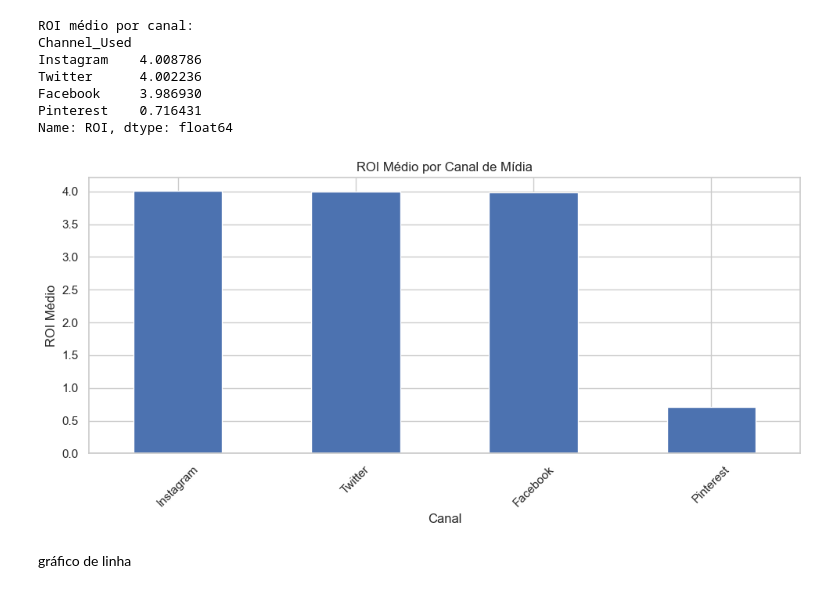
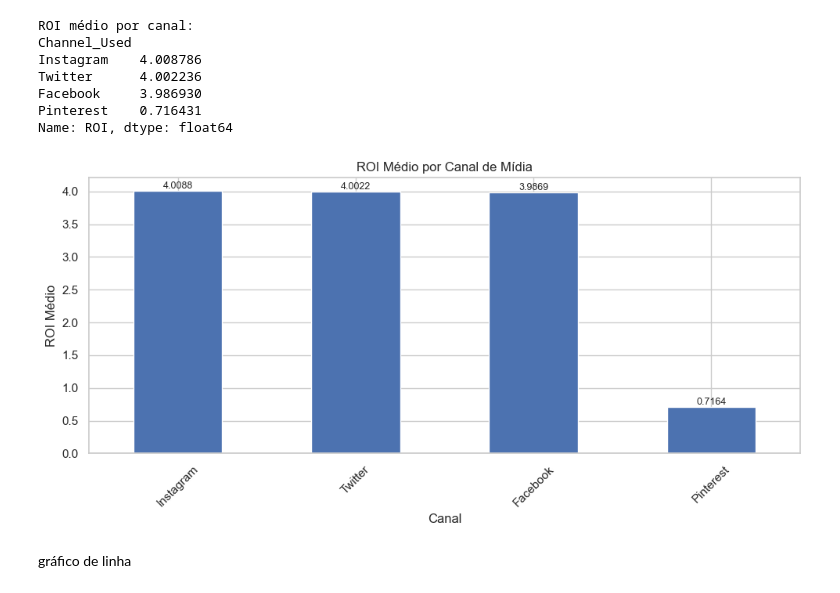
Before and after one commit to Draky-Rollgard/Consumo_propagandas, a Jupyter notebook: notebooks/Graficos.ipynb, the cells around one changed output. Saved outputs shown, nothing was run; the diff lists cells and outputs as text; code cells hidden in the pictures.

```diff
--- a/notebooks/Graficos.ipynb
+++ b/notebooks/Graficos.ipynb
@@ -110,17 +110,28 @@ Twitter      4.002236
 Facebook     3.986930
 Pinterest    0.716431
 Name: ROI, dtype: float64
-# %%
-plt.figure(figsize=(10,5))
-Canal_roi.plot(kind='bar')
-plt.title("ROI Médio por Canal de Mídia")
-plt.xlabel("Canal")
-plt.ylabel("ROI Médio")
-plt.xticks(rotation=45)
-plt.tight_layout()
-plt.show()
-# %% [output]
-[figure, removed]
+# %%
+plt.figure(figsize=(10,5))
+ax = Canal_roi.plot(kind='bar')
+
+plt.title("ROI Médio por Canal de Mídia")
+plt.xlabel("Canal")
+plt.ylabel("ROI Médio")
+plt.xticks(rotation=45)
+
+for p in ax.patches:
+    height = p.get_height()
+    ax.annotate(
+        f"{height:.4f}",
+        (p.get_x() + p.get_width() / 2, height),
+        ha='center', va='bottom',
+        fontsize=9
+    )
+
+plt.tight_layout()
+plt.show()
+# %% [output]
+[figure, added]
 # %% [markdown]
 gráfico de linha
 # %%
```
Also changed, not shown: parts of 24 cells of this notebook, 7 other files.
